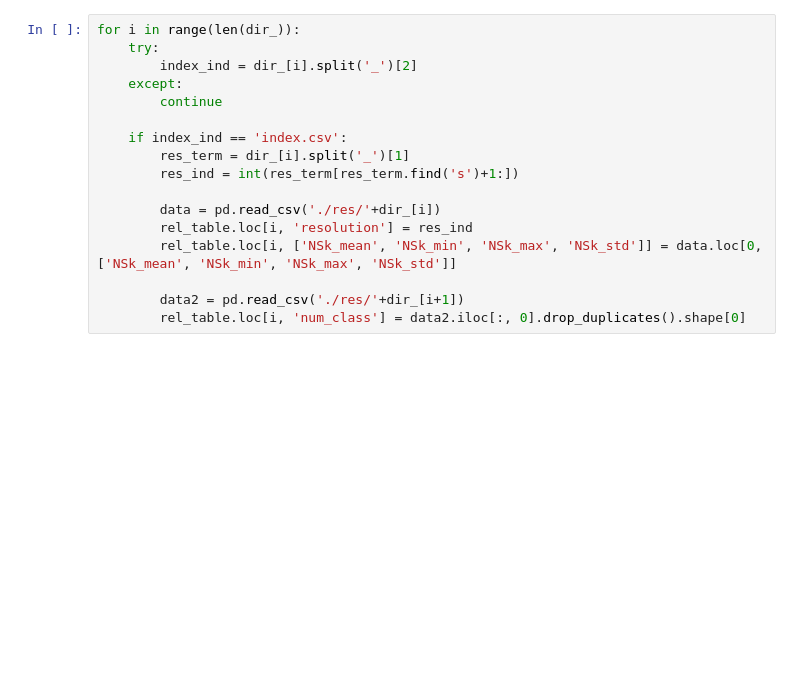
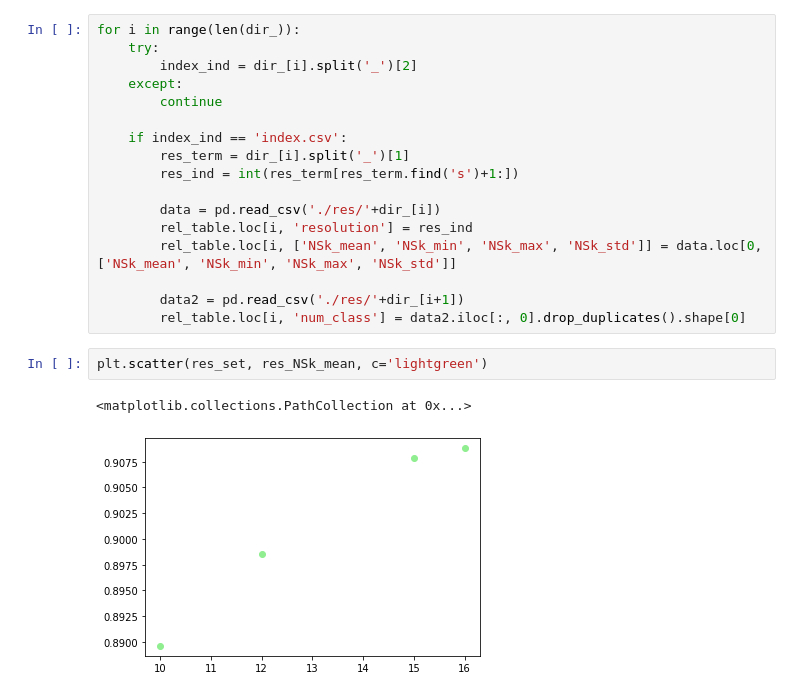
Before and after one commit to HaTT2018/NET_louvain_DAN, a Jupyter notebook: relation_class_NSk.ipynb, the cells around one changed output. Cells and saved outputs as stored; diff of their text form; blank space fills up the shorter version.

```diff
--- a/relation_class_NSk.ipynb
+++ b/relation_class_NSk.ipynb
@@ -36,4 +36,9 @@ for i in range(len(dir_)):
 
         data2 = pd.read_csv('./res/'+dir_[i+1])
         rel_table.loc[i, 'num_class'] = data2.iloc[:, 0].drop_duplicates().shape[0]
+# %%
+plt.scatter(res_set, res_NSk_mean, c='lightgreen')
+# %% [output]
+<matplotlib.collections.PathCollection at 0x...>
+[figure, added]
 # %%
```
Also changed, not shown: parts of 1 cell of this notebook.
